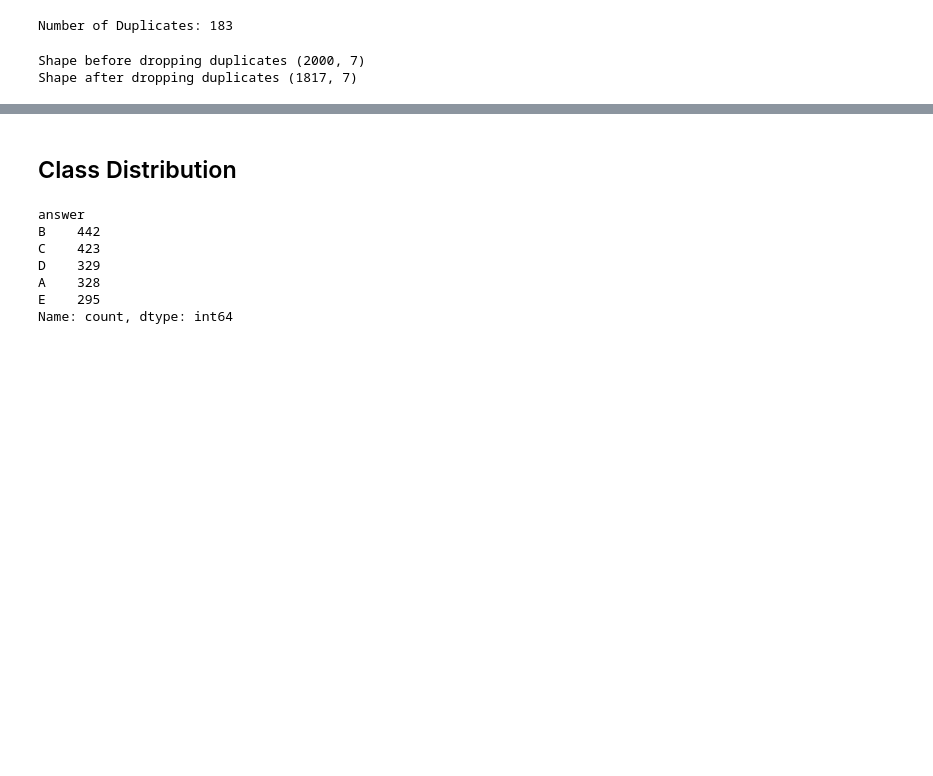
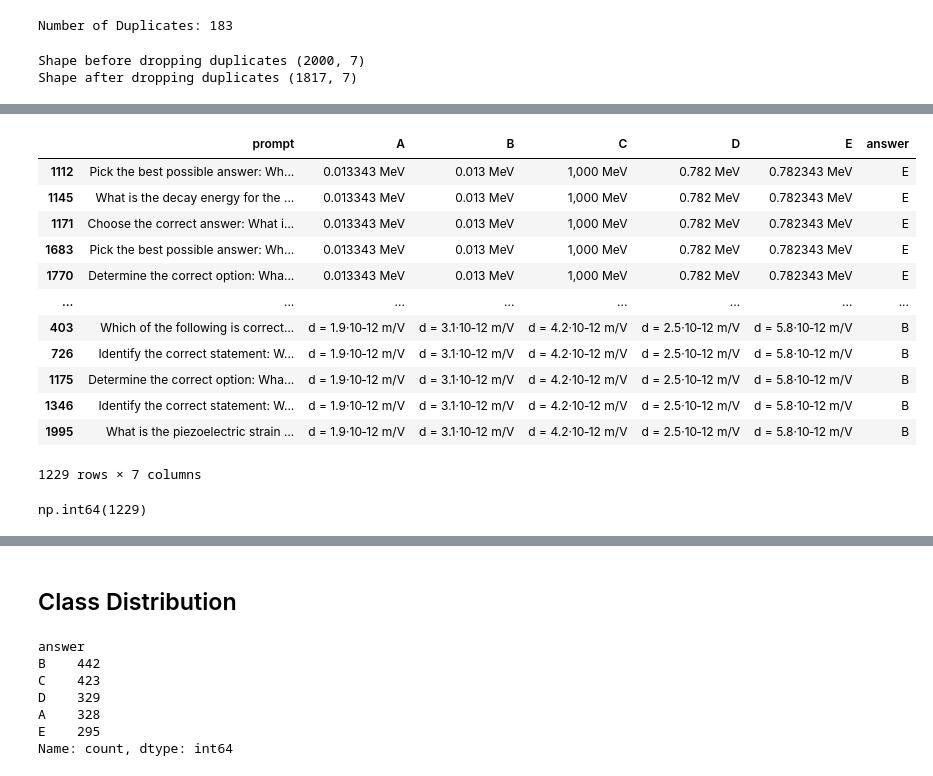
Before and after one commit to 23f2000391/dl-genai-project-26-t2, a Jupyter notebook: notebooks/notebook.ipynb, the cells around one changed output, grey strips where cells are left out. Cells and saved outputs as stored; diff of their text form; code cells hidden in the pictures; blank space fills up the shorter version.

Commit message:
Did Analysis on Similar Questions (Same Options)

```diff
--- a/notebooks/notebook.ipynb
+++ b/notebooks/notebook.ipynb
@@ -222,0 +272,20 @@ Shape after dropping duplicates (1817, 7)
+# %%
+train[train.duplicated(subset=['A','B','C','D','E'])].sort_values(['A','B','C','D','E'])
+# %% [output]
+|  | prompt | A | B | C | D | E | answer |
+| 1112 | Pick the best possible answer: Wh... | 0.013343 MeV | 0.013 MeV | 1,000 MeV | 0.782 MeV | 0.782343 MeV | E |
+| 1145 | What is the decay energy for the ... | 0.013343 MeV | 0.013 MeV | 1,000 MeV | 0.782 MeV | 0.782343 MeV | E |
+| 1171 | Choose the correct answer: What i... | 0.013343 MeV | 0.013 MeV | 1,000 MeV | 0.782 MeV | 0.782343 MeV | E |
+| 1683 | Pick the best possible answer: Wh... | 0.013343 MeV | 0.013 MeV | 1,000 MeV | 0.782 MeV | 0.782343 MeV | E |
+| 1770 | Determine the correct option: Wha... | 0.013343 MeV | 0.013 MeV | 1,000 MeV | 0.782 MeV | 0.782343 MeV | E |
+| ... | ... | ... | ... | ... | ... | ... | ... |
+| 403 | Which of the following is correct... | d = 1.9·10‑12 m/V | d = 3.1·10‑12 m/V | d = 4.2·10‑12 m/V | d = 2.5·10‑12 m/V | d = 5.8·10‑12 m/V | B |
+| 726 | Identify the correct statement: W... | d = 1.9·10‑12 m/V | d = 3.1·10‑12 m/V | d = 4.2·10‑12 m/V | d = 2.5·10‑12 m/V | d = 5.8·10‑12 m/V | B |
+| 1175 | Determine the correct option: Wha... | d = 1.9·10‑12 m/V | d = 3.1·10‑12 m/V | d = 4.2·10‑12 m/V | d = 2.5·10‑12 m/V | d = 5.8·10‑12 m/V | B |
+| 1346 | Identify the correct statement: W... | d = 1.9·10‑12 m/V | d = 3.1·10‑12 m/V | d = 4.2·10‑12 m/V | d = 2.5·10‑12 m/V | d = 5.8·10‑12 m/V | B |
+| 1995 | What is the piezoelectric strain ... | d = 1.9·10‑12 m/V | d = 3.1·10‑12 m/V | d = 4.2·10‑12 m/V | d = 2.5·10‑12 m/V | d = 5.8·10‑12 m/V | B |
+1229 rows × 7 columns
+# %%
+train.duplicated(subset=['A','B','C','D','E']).sum()
+# %% [output]
+np.int64(1229)
```
Also changed, not shown: parts of 42 cells of this notebook.
